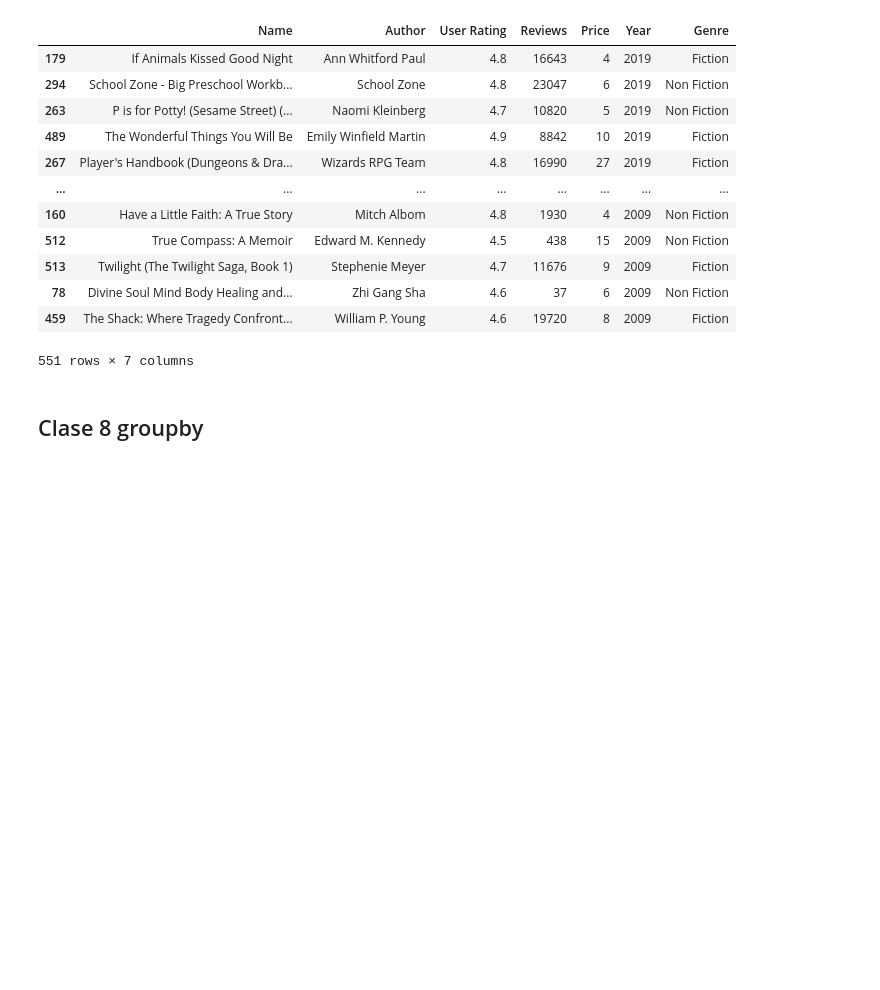
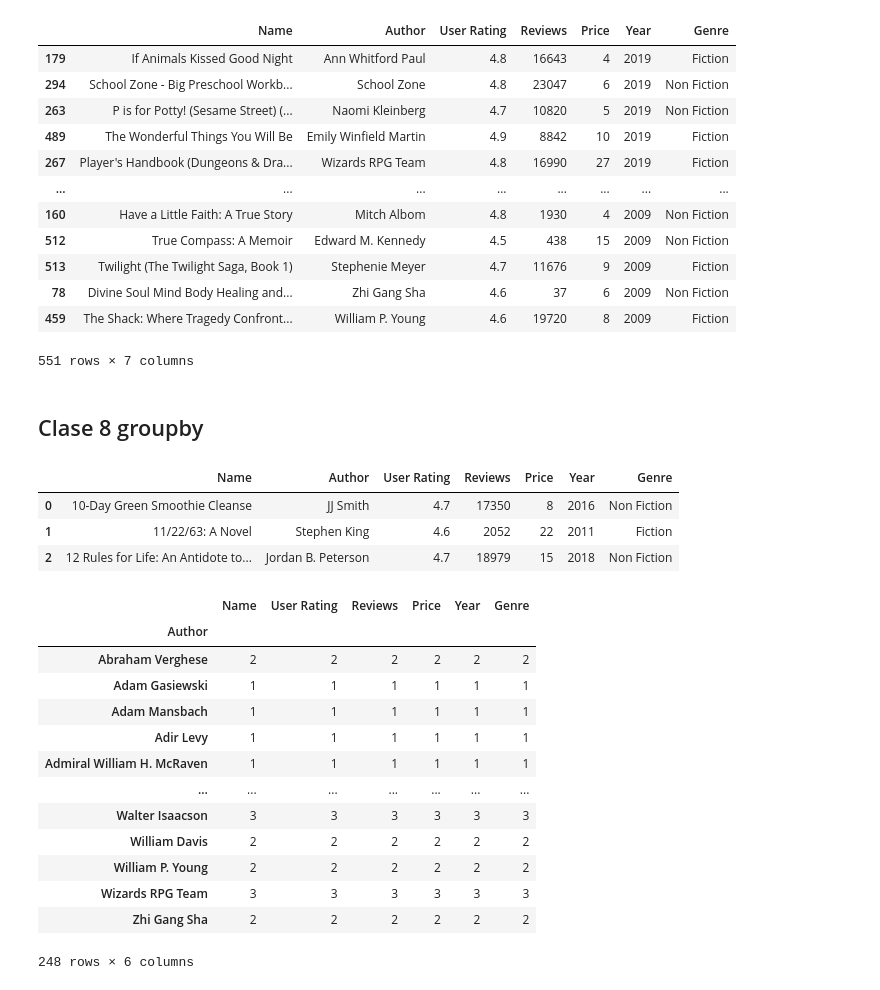
Before and after one commit to Gogo677/Numpy-y-pandas, a Jupyter notebook: Numpy y Pandas.ipynb, the cells around one changed output. Saved outputs shown, nothing was run; the diff lists cells and outputs as text; code cells hidden in the pictures; blank space fills up the shorter version.

```diff
--- a/Numpy y Pandas.ipynb
+++ b/Numpy y Pandas.ipynb
@@ -978,0 +981,25 @@ df_books.sort_values('Year',ascending=False)
+# %%
+df_books = pd.read_csv('./bestsellers-with-categories.csv',sep=',',header=0)
+df_books.head(3)
+# %% [output]
+|  | Name | Author | User Rating | Reviews | Price | Year | Genre |
+| 0 | 10-Day Green Smoothie Cleanse | JJ Smith | 4.7 | 17350 | 8 | 2016 | Non Fiction |
+| 1 | 11/22/63: A Novel | Stephen King | 4.6 | 2052 | 22 | 2011 | Fiction |
+| 2 | 12 Rules for Life: An Antidote to... | Jordan B. Peterson | 4.7 | 18979 | 15 | 2018 | Non Fiction |
+# %%
+df_books.groupby('Author').count()
+# %% [output]
+|  | Name | User Rating | Reviews | Price | Year | Genre |
+| Author |  |  |  |  |  |  |
+| Abraham Verghese | 2 | 2 | 2 | 2 | 2 | 2 |
+| Adam Gasiewski | 1 | 1 | 1 | 1 | 1 | 1 |
+| Adam Mansbach | 1 | 1 | 1 | 1 | 1 | 1 |
+| Adir Levy | 1 | 1 | 1 | 1 | 1 | 1 |
+| Admiral William H. McRaven | 1 | 1 | 1 | 1 | 1 | 1 |
+| ... | ... | ... | ... | ... | ... | ... |
+| Walter Isaacson | 3 | 3 | 3 | 3 | 3 | 3 |
+| William Davis | 2 | 2 | 2 | 2 | 2 | 2 |
+| William P. Young | 2 | 2 | 2 | 2 | 2 | 2 |
+| Wizards RPG Team | 3 | 3 | 3 | 3 | 3 | 3 |
+| Zhi Gang Sha | 2 | 2 | 2 | 2 | 2 | 2 |
+248 rows × 6 columns
```
Also changed, not shown: parts of 45 cells of this notebook.
